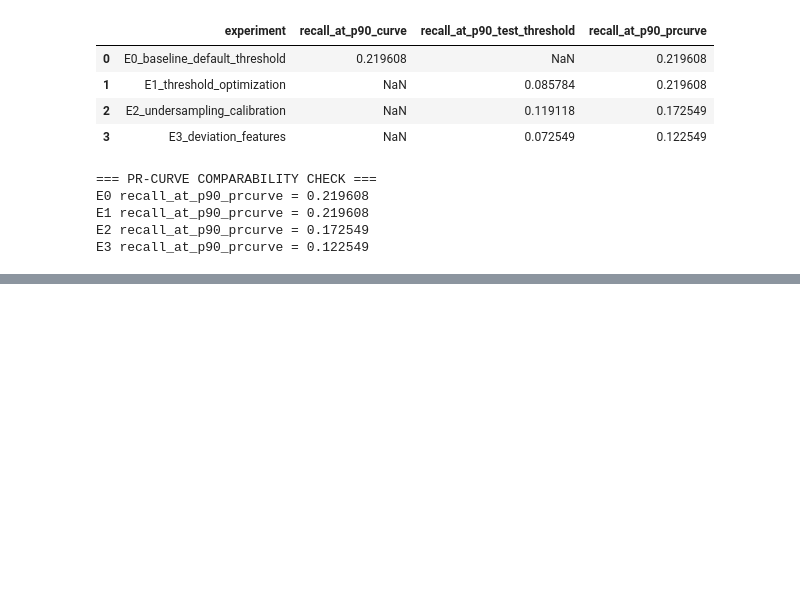
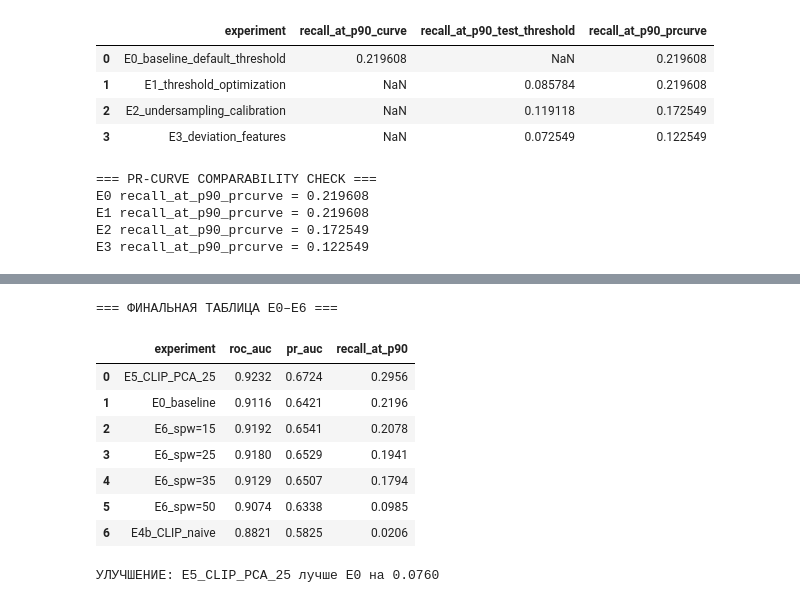
Before and after one commit to women-in-data/master-thesis-2025, a Jupyter notebook: fintech_approaches/fintech_experiment.ipynb, the cells around one changed output, grey strips where cells are left out. Drawn from its saved outputs; the diff is of its cells as text; code cells hidden in the pictures; blank space fills up the shorter version.

Commit message:
Add E5 (CLIP+PCA) and E6 (scale_pos_weight) experiments: E5 Recall@P>=0.9=0.2956

```diff
--- a/fintech_approaches/fintech_experiment.ipynb
+++ b/fintech_approaches/fintech_experiment.ipynb
@@ -2045,0 +2096,17 @@ READY
+# %%
+# Join CLIP к split — используем clip_flat (уже с плоскими колонками)
+train_clip = train_df[['ItemID']].merge(clip_flat, on='ItemID', how='left')
+val_clip   = val_df[['ItemID']].merge(clip_flat, on='ItemID', how='left')
+test_clip  = test_df[['ItemID']].merge(clip_flat, on='ItemID', how='left')
+
+assert len(train_clip) == len(train_df), "Размер train изменился!"
+assert len(val_clip)   == len(val_df),   "Размер val изменился!"
+assert len(test_clip)  == len(test_df),  "Размер test изменился!"
+
+missing = train_clip[emb_cols[0]].isna().sum()
+print(f"Товаров без CLIP в train: {missing} ({missing/len(train_clip)*100:.1f}%)")
+
+train_clip[emb_cols] = train_clip[emb_cols].fillna(0)
+val_clip[emb_cols]   = val_clip[emb_cols].fillna(0)
+test_clip[emb_cols]  = test_clip[emb_cols].fillna(0)
+print("Join и fillna — OK")
@@ -2045,0 +2307,34 @@ READY
+# %%
+all_results = [
+    {'experiment': 'E0_baseline',    'roc_auc': 0.9116, 'pr_auc': 0.6421, 'recall_at_p90': 0.2196},
+    {'experiment': 'E4b_CLIP_naive', 'roc_auc': 0.8821, 'pr_auc': 0.5825, 'recall_at_p90': 0.0206},
+    results_e5,
+] + results_e6
+
+df_all = pd.DataFrame(all_results)[['experiment','roc_auc','pr_auc','recall_at_p90']]
+df_all = df_all.sort_values('recall_at_p90', ascending=False).reset_index(drop=True)
+
+print("\n=== ФИНАЛЬНАЯ ТАБЛИЦА E0–E6 ===")
+display(df_all)
+
+e0_recall = 0.2196
+best = df_all.iloc[0]
+delta = best['recall_at_p90'] - e0_recall
+
+if best['experiment'] != 'E0_baseline' and delta > 0.01:
+    print(f"\nУЛУЧШЕНИЕ: {best['experiment']} лучше E0 на {delta:.4f}")
+elif delta > 0:
+    print(f"\nНЕЗНАЧИТЕЛЬНОЕ УЛУЧШЕНИЕ: {delta:.4f}")
+else:
+    print(f"\nE0 остаётся лучшим по Recall@P>=0.9")
+# %% [output]
+=== ФИНАЛЬНАЯ ТАБЛИЦА E0–E6 ===
+|  | experiment | roc_auc | pr_auc | recall_at_p90 |
+| 0 | E5_CLIP_PCA_25 | 0.9232 | 0.6724 | 0.2956 |
+| 1 | E0_baseline | 0.9116 | 0.6421 | 0.2196 |
+| 2 | E6_spw=15 | 0.9192 | 0.6541 | 0.2078 |
+| 3 | E6_spw=25 | 0.9180 | 0.6529 | 0.1941 |
+| 4 | E6_spw=35 | 0.9129 | 0.6507 | 0.1794 |
+| 5 | E6_spw=50 | 0.9074 | 0.6338 | 0.0985 |
+| 6 | E4b_CLIP_naive | 0.8821 | 0.5825 | 0.0206 |
+УЛУЧШЕНИЕ: E5_CLIP_PCA_25 лучше E0 на 0.0760
```
Also changed, not shown: parts of 15 cells of this notebook.
